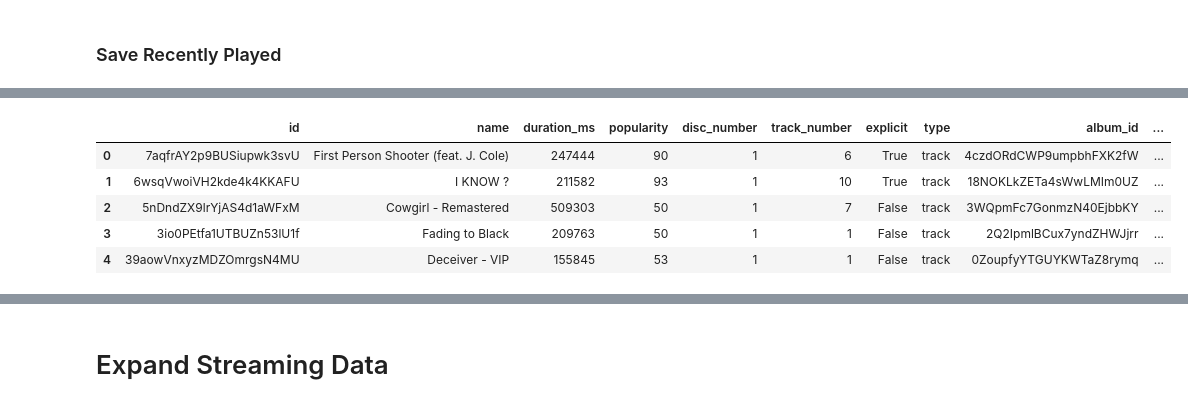
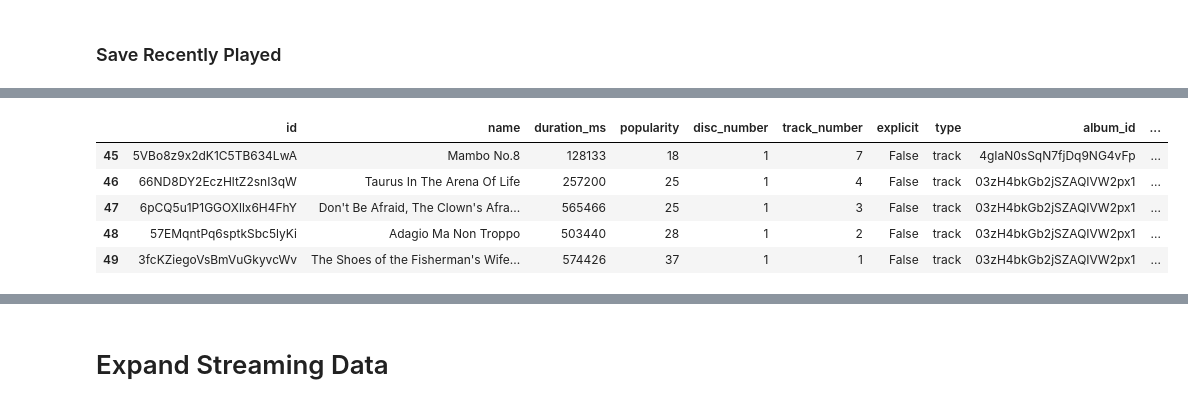
Before and after one commit to spryger-zz/explore_spotify, a Jupyter notebook: spotify_data_analysis.ipynb, the cells around one changed output, grey strips where cells are left out. Drawn from its saved outputs; the diff is of its cells as text; code cells hidden in the pictures.

```diff
--- a/spotify_data_analysis.ipynb
+++ b/spotify_data_analysis.ipynb
@@ -278,12 +230,12 @@ len(new_recently_played)
 # %%
-new_recently_played.head()
+new_recently_played.tail()
 # %% [output]
 |  | id | name | duration_ms | popularity | disc_number | track_number | explicit | type | album_id | ... |
-| 0 | 7aqfrAY2p9BUSiupwk3svU | First Person Shooter (feat. J. Cole) | 247444 | 90 | 1 | 6 | True | track | 4czdORdCWP9umpbhFXK2fW | ... |
-| 1 | 6wsqVwoiVH2kde4k4KKAFU | I KNOW ? | 211582 | 93 | 1 | 10 | True | track | 18NOKLkZETa4sWwLMIm0UZ | ... |
-| 2 | 5nDndZX9lrYjAS4d1aWFxM | Cowgirl - Remastered | 509303 | 50 | 1 | 7 | False | track | 3WQpmFc7GonmzN40EjbbKY | ... |
-| 3 | 3io0PEtfa1UTBUZn53lU1f | Fading to Black | 209763 | 50 | 1 | 1 | False | track | 2Q2IpmlBCux7yndZHWJjrr | ... |
-| 4 | 39aowVnxyzMDZOmrgsN4MU | Deceiver - VIP | 155845 | 53 | 1 | 1 | False | track | 0ZoupfyYTGUYKWTaZ8rymq | ... |
+| 45 | 5VBo8z9x2dK1C5TB634LwA | Mambo No.8 | 128133 | 18 | 1 | 7 | False | track | 4gIaN0sSqN7fjDq9NG4vFp | ... |
+| 46 | 66ND8DY2EczHltZ2snI3qW | Taurus In The Arena Of Life | 257200 | 25 | 1 | 4 | False | track | 03zH4bkGb2jSZAQIVW2px1 | ... |
+| 47 | 6pCQ5u1P1GGOXllx6H4FhY | Don't Be Afraid, The Clown's Afra... | 565466 | 25 | 1 | 3 | False | track | 03zH4bkGb2jSZAQIVW2px1 | ... |
+| 48 | 57EMqntPq6sptkSbc5lyKi | Adagio Ma Non Troppo | 503440 | 28 | 1 | 2 | False | track | 03zH4bkGb2jSZAQIVW2px1 | ... |
+| 49 | 3fcKZiegoVsBmVuGkyvcWv | The Shoes of the Fisherman's Wife... | 574426 | 37 | 1 | 1 | False | track | 03zH4bkGb2jSZAQIVW2px1 | ... |
 # %%
 save_new_recently_played(new_recently_played)
 # %% [output]
```
Also changed, not shown: parts of 23 cells of this notebook.
